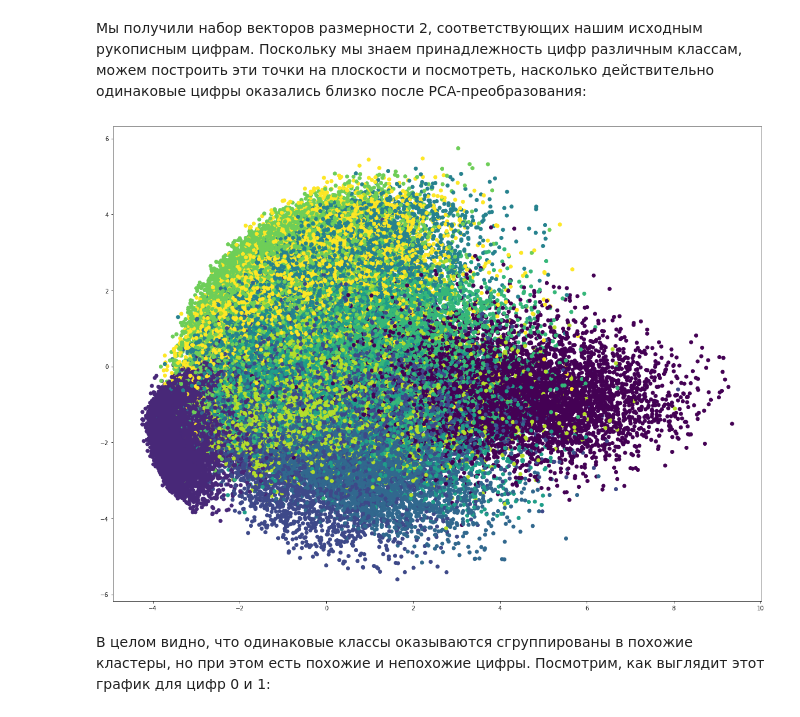
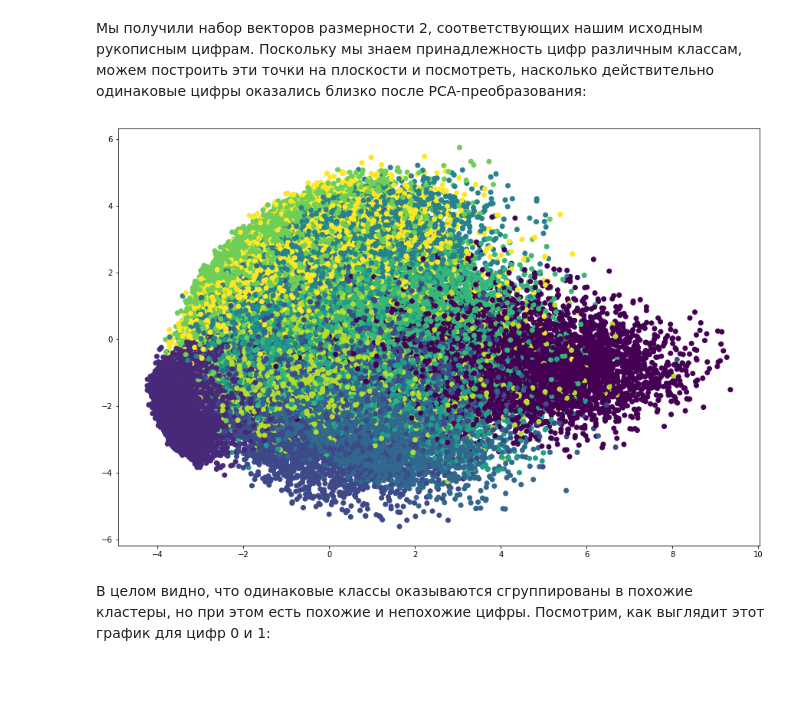
Before and after one commit to shwars/talap_ai, a Jupyter notebook: 3-ML/3-Clustering/Clustering.ipynb, the cells around one changed output. Saved outputs shown, nothing was run; the diff lists cells and outputs as text; code cells hidden in the pictures; blank space fills up the shorter version.

```diff
--- a/3-ML/3-Clustering/Clustering.ipynb
+++ b/3-ML/3-Clustering/Clustering.ipynb
@@ -333,11 +328,11 @@ array([[ 0.47941281, -1.24015571],
 # %% [markdown]
 Мы получили набор векторов размерности 2, соответствующих нашим исходным рукописным цифрам. Поскольку мы знаем принадлежность цифр различным классам, можем построить эти точки на плоскости и посмотреть, насколько действительно одинаковые цифры оказалиcь близко после PCA-преобразования:
 # %%
-plt.figure(figsize=(20,15))
+plt.figure(figsize=(15,10))
 plt.scatter(X2[:,0],X2[:,1],c=Y)
 plt.show()
 # %% [output]
-[figure, old version]
+[figure, new version]
 # %% [markdown]
 В целом видно, что одинаковые классы оказываются сгруппированы в похожие кластеры, но при этом есть похожие и непохожие цифры. Посмотрим, как выглядит этот график для цифр 0 и 1:
 # %%
```
Also changed, not shown: parts of 24 cells of this notebook, 3 other files.
